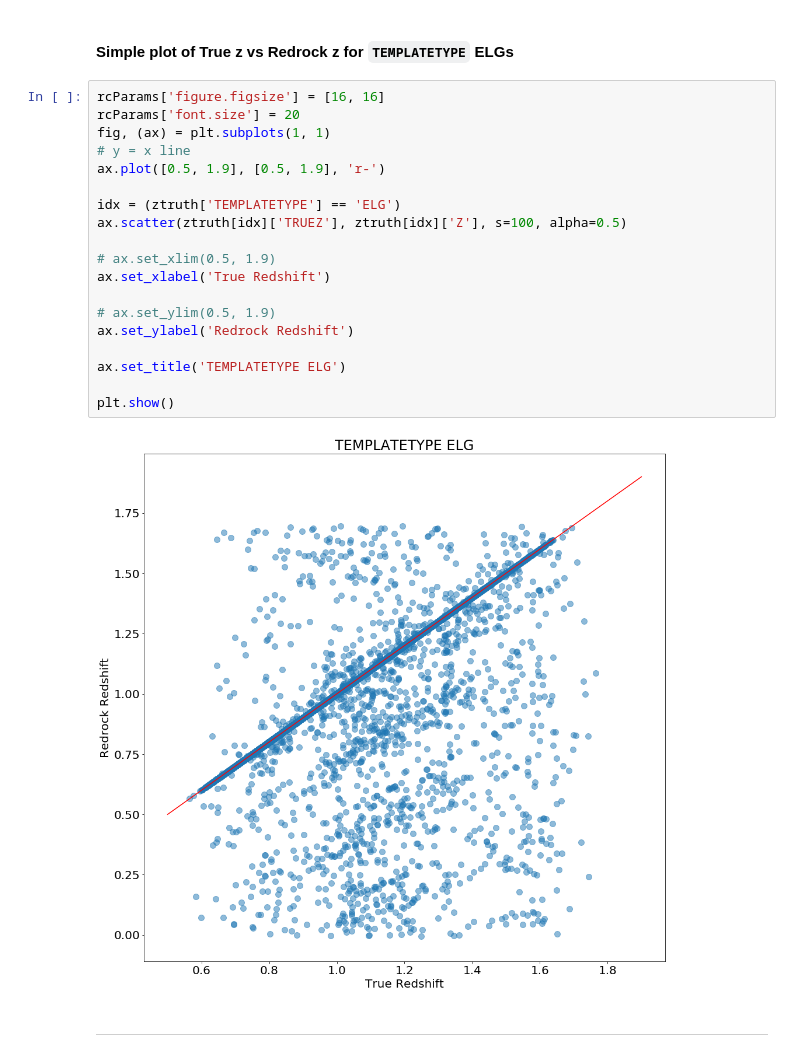
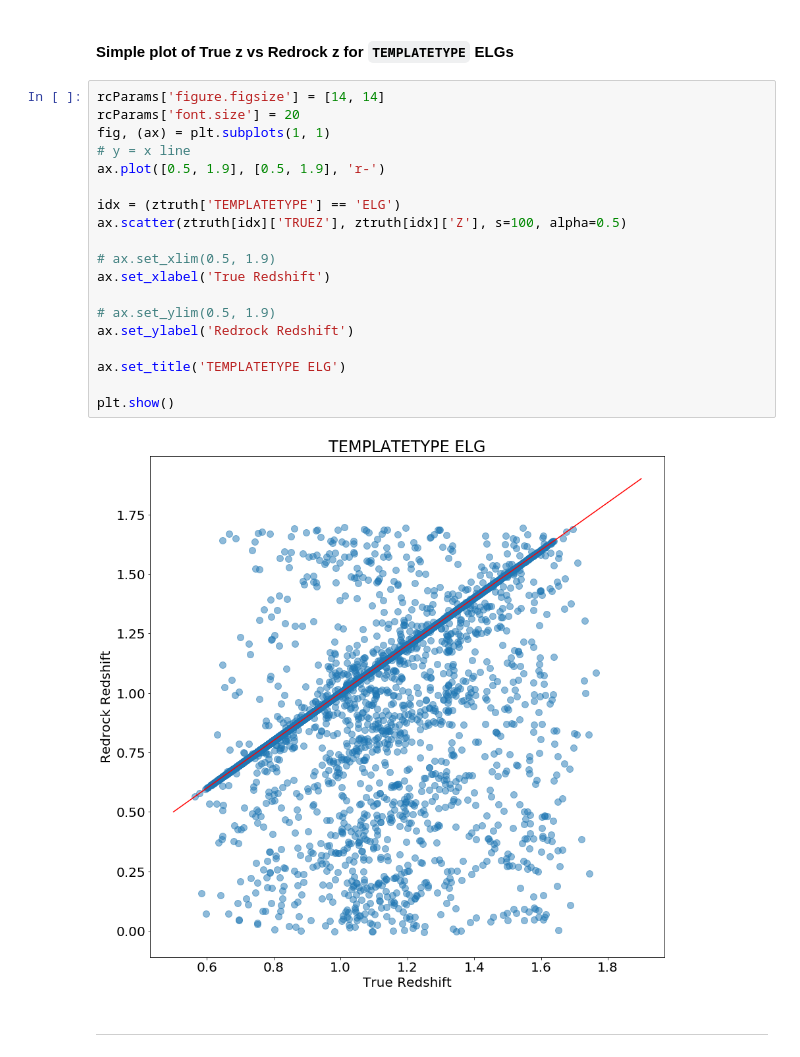
Before and after one commit to Yucheng-Zhang/desi_nbs, a Jupyter notebook: elg_zfails.ipynb, the cells around one changed output. Drawn from its saved outputs; the diff is of its cells as text.

```diff
--- a/elg_zfails.ipynb
+++ b/elg_zfails.ipynb
@@ -99,26 +99,26 @@ ztruth
 # %% [markdown]
 #### Simple plot of True z vs Redrock z for `TEMPLATETYPE` ELGs
 # %%
-rcParams['figure.figsize'] = [16, 16]
+rcParams['figure.figsize'] = [14, 14]
 rcParams['font.size'] = 20
 fig, (ax) = plt.subplots(1, 1)
 # y = x line
 ax.plot([0.5, 1.9], [0.5, 1.9], 'r-')
 
 idx = (ztruth['TEMPLATETYPE'] == 'ELG')
 ax.scatter(ztruth[idx]['TRUEZ'], ztruth[idx]['Z'], s=100, alpha=0.5)
 
 # ax.set_xlim(0.5, 1.9)
 ax.set_xlabel('True Redshift')
 
 # ax.set_ylim(0.5, 1.9)
 ax.set_ylabel('Redrock Redshift')
 
 ax.set_title('TEMPLATETYPE ELG')
 
 plt.show()
 # %% [output]
-[figure, old version]
+[figure, new version]
 # %% [markdown]
 ---
 # %% [markdown]
```
Also changed, not shown: parts of 33 cells of this notebook, 3 other files.
